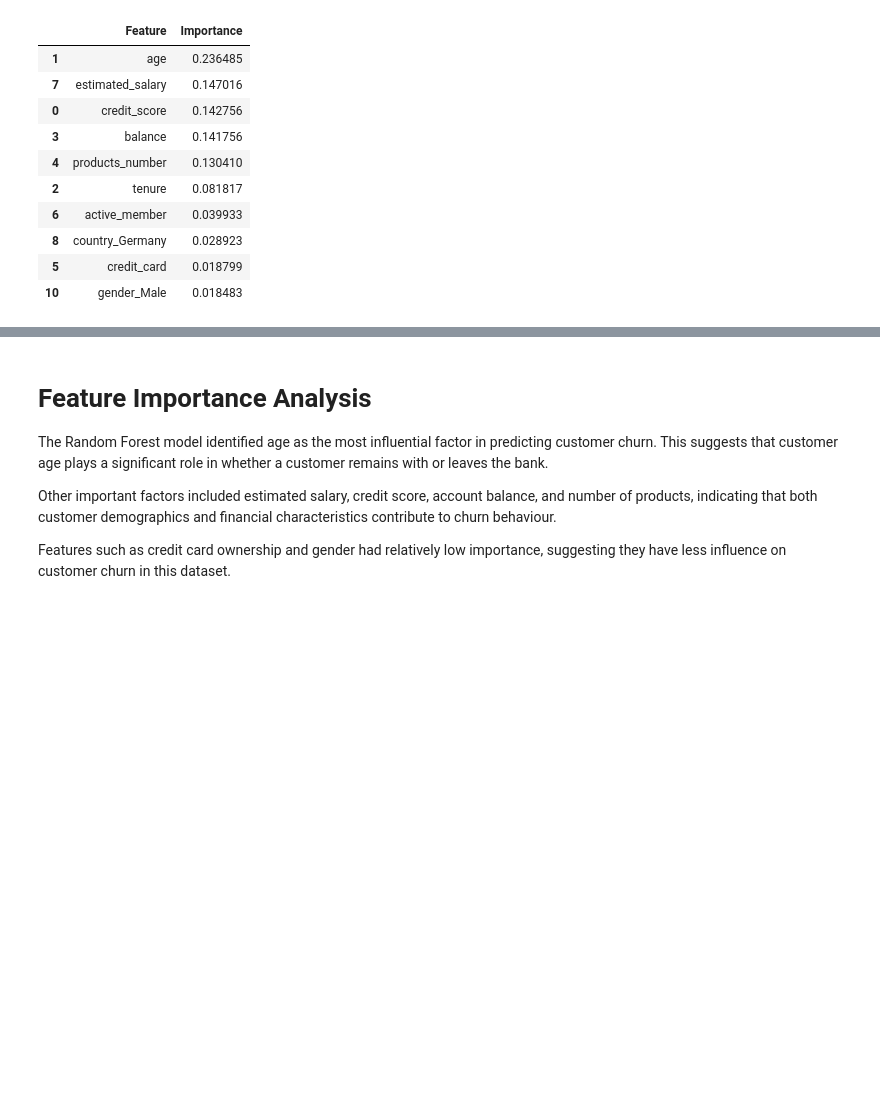
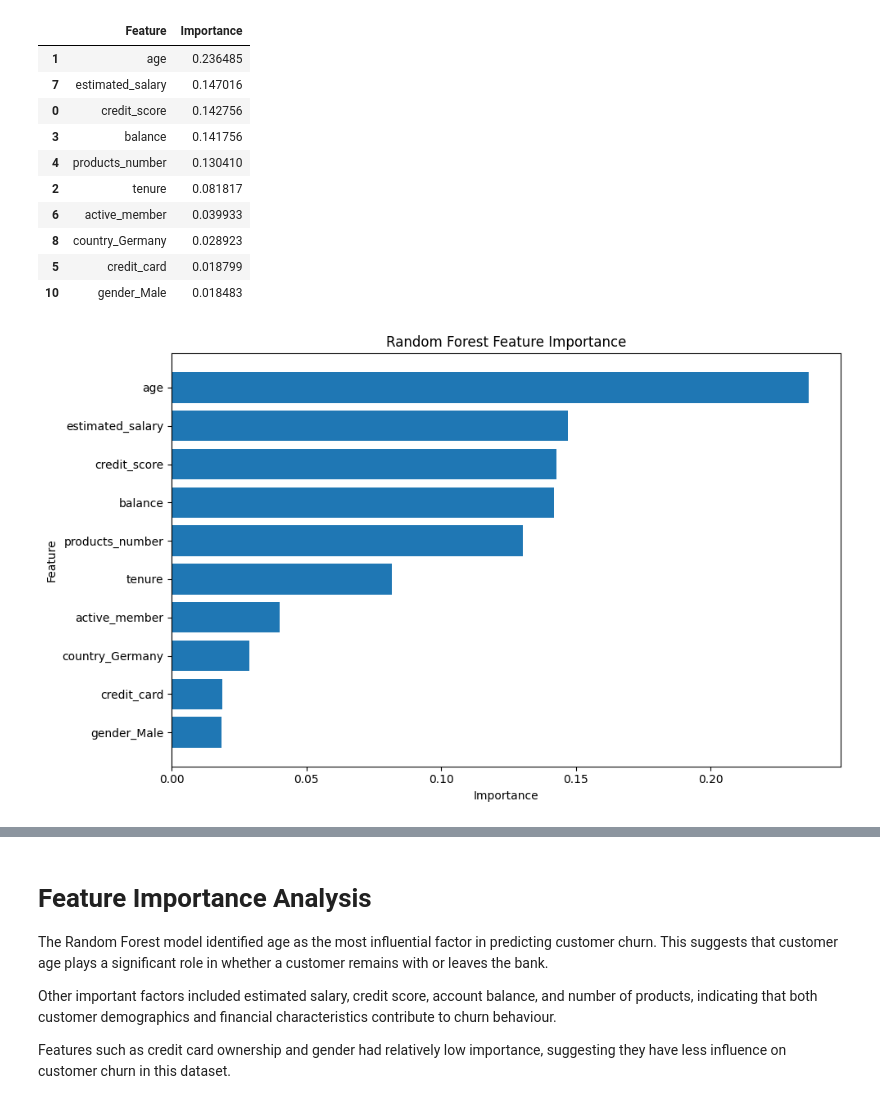
Before and after one commit to bakithigabashane-dotcom/bank-customer-churn-prediction, a Jupyter notebook: notebooks/Bank_Customer_Churn_Prediction.ipynb, the cells around one changed output, grey strips where cells are left out. Drawn from its saved outputs; the diff is of its cells as text; code cells hidden in the pictures; blank space fills up the shorter version.

Commit message:
Add files via upload
Update notebook for reproducible dataset loading

```diff
--- a/notebooks/Bank_Customer_Churn_Prediction.ipynb
+++ b/notebooks/Bank_Customer_Churn_Prediction.ipynb
@@ -43,0 +29,13 @@ df.head()
+# %%
+local_path = "../data/Bank Customer Churn Prediction.csv"
+colab_path = "/content/Bank Customer Churn Prediction.csv"
+
+if os.path.exists(local_path):
+    data_path = local_path
+else:
+    data_path = colab_path
+
+df = pd.read_csv(data_path)
+
+print(f"Dataset loaded from: {data_path}")
+print(f"Dataset shape: {df.shape}")
@@ -505,6 +513,29 @@ feature_importance.head(10)
 | 8 | country_Germany | 0.028923 |
 | 5 | credit_card | 0.018799 |
 | 10 | gender_Male | 0.018483 |
+# %%
+top_features = feature_importance.head(10).sort_values(
+    by='Importance',
+    ascending=True
+)
+plt.figure(figsize=(10, 6))
+
+plt.barh(
+    top_features['Feature'],
+    top_features['Importance']
+)
+
+plt.xlabel('Importance')
+plt.ylabel('Feature')
+plt.title('Random Forest Feature Importance')
+
+plt.tight_layout()
+
+plt.savefig('feature_importance.png', dpi=300, bbox_inches='tight')
+
+plt.show()
+# %% [output]
+[figure, added]
 # %%
 feature_importance.to_csv("feature_importance.csv", index=False)
 files.download("feature_importance.csv")
```
Also changed, not shown: parts of 7 cells of this notebook.
